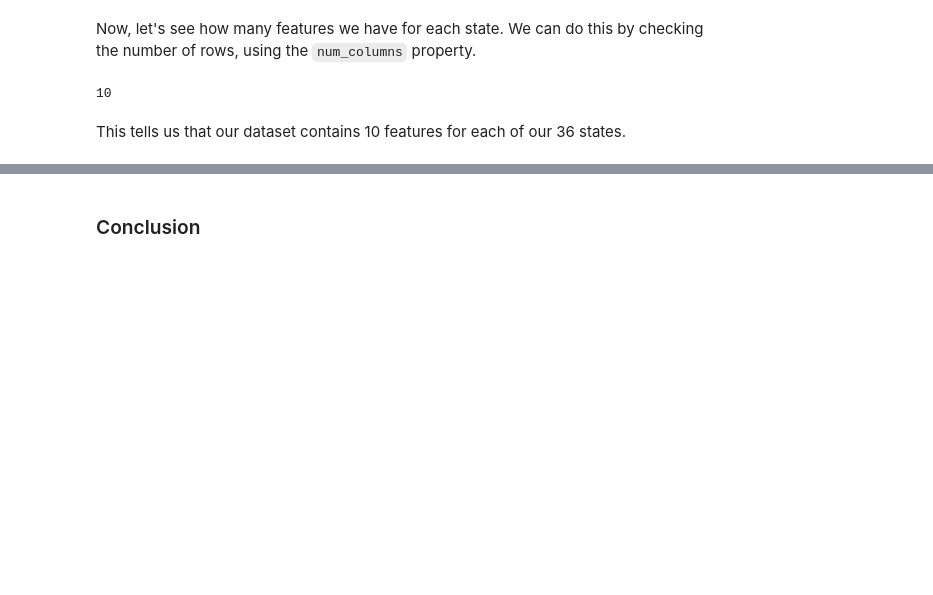
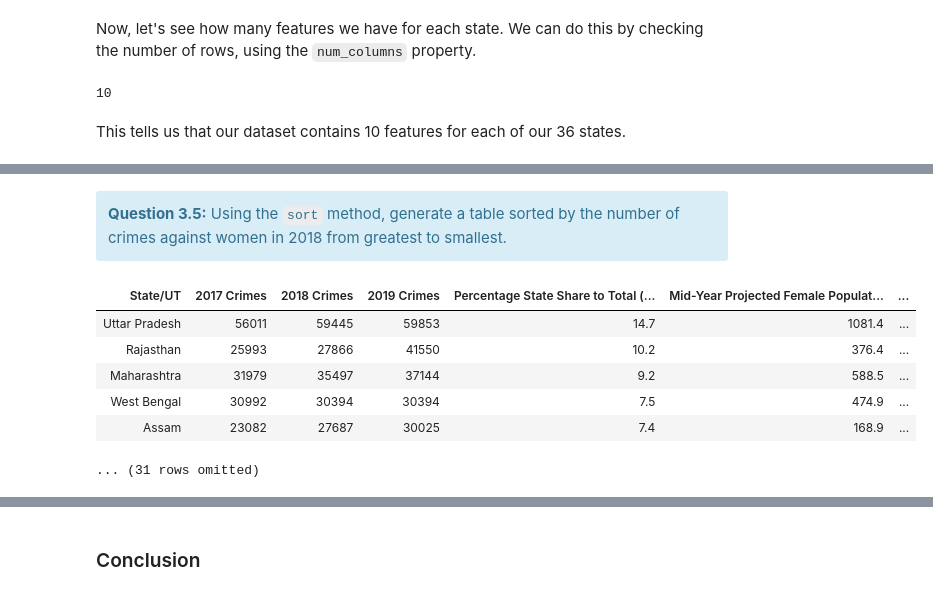
Before and after one commit to ds-modules/GLOBAL-88-SP22, a Jupyter notebook: week-02/notebook1.ipynb, the cells around one changed output, grey strips where cells are left out. Cells and saved outputs as stored; diff of their text form; code cells hidden in the pictures; blank space fills up the shorter version.

```diff
--- a/week-02/notebook-1.ipynb
+++ b/week-02/notebook1.ipynb
@@ -388,0 +452,14 @@ This tells us that our dataset contains 10 features for each of our 36 states.
+# %% [markdown]
+<div class="alert alert-info">
+    <b> Question 3.5:</b> Using the <code>sort</code> method, generate a table sorted by the number of crimes against women in 2018 from greatest to smallest.
+</div>
+# %%
+states.sort("2019 Crimes", descending=True).show(5)
+# %% [output]
+| State/UT | 2017 Crimes | 2018 Crimes | 2019 Crimes | Percentage State Share to Total (... | Mid-Year Projected Female Populat... | ... |
+| Uttar Pradesh | 56011 | 59445 | 59853 | 14.7 | 1081.4 | ... |
+| Rajasthan | 25993 | 27866 | 41550 | 10.2 | 376.4 | ... |
+| Maharashtra | 31979 | 35497 | 37144 | 9.2 | 588.5 | ... |
+| West Bengal | 30992 | 30394 | 30394 | 7.5 | 474.9 | ... |
+| Assam | 23082 | 27687 | 30025 | 7.4 | 168.9 | ... |
+... (31 rows omitted)
```
Also changed, not shown: parts of 30 cells of this notebook, 1 other file.
